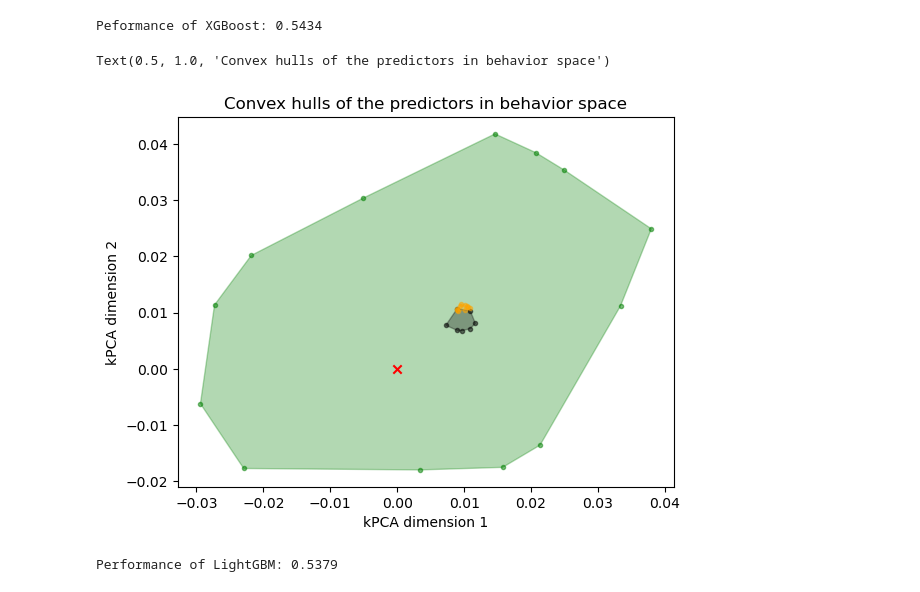
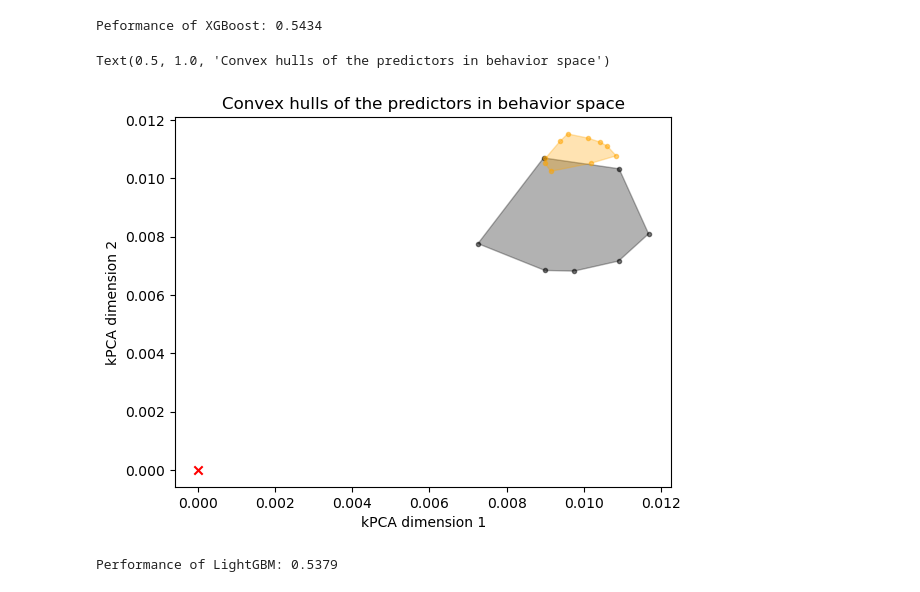
Before and after one commit to albertotonda/experiments-cosine-similarity, a Jupyter notebook: src/experiments_cosine_similarity_openml_ctr23.ipynb, the cells around one changed output. Drawn from its saved outputs; the diff is of its cells as text; code cells hidden in the pictures.

Commit message:
Further experiments in behavior space

```diff
--- a/src/experiments_cosine_similarity_openml_ctr23.ipynb
+++ b/src/experiments_cosine_similarity_openml_ctr23.ipynb
@@ -116,13 +116,13 @@ Text(0, 0.5, 'kPCA dimension 2')
 
 # let's start with good ol' Random Forest
 print("Now working with Random Forest...")
-regressor = RandomForestRegressor(random_state=random_seed)
-regressor.fit(X_train, y_train)
-y_test_pred = regressor.predict(X_test)
+rf_regressor = RandomForestRegressor(random_state=random_seed)
+rf_regressor.fit(X_train, y_train)
+y_test_pred = rf_regressor.predict(X_test)
 performance = r2_score(y_test, y_test_pred)
 
 # now, we test each tree on the training data, to get the errors with respect to each sample
-rf_semantic_points = get_points_in_semantic_space_from_predictors(regressor.estimators_, X_train, y_train)
+rf_semantic_points = get_points_in_semantic_space_from_predictors(rf_regressor.estimators_, X_train, y_train)
 rf_behavior_points = kpca.transform(rf_semantic_points)
 
 # another plot
@@ -131,7 +131,7 @@ ax = fig.add_subplot(111)
 
 ax.scatter(rf_behavior_points[:,0], rf_behavior_points[:,1], marker='.', alpha=0.3, color='green')
 
-ax.set_title("Random Forest predictors (%d decision trees), R2=%.4f" % (len(regressor.estimators_), performance))
+ax.set_title("Random Forest predictors (%d decision trees), R2=%.4f" % (len(rf_regressor.estimators_), performance))
 ax.set_xlabel("kPCA dimension 1")
 ax.set_ylabel("kPCA dimension 2")
 
@@ -142,13 +142,13 @@ Now working with Random Forest...
 # %%
 # let's proceed on to Gradient Boosting
 print("Now working with Gradient Boosting...")
-regressor = GradientBoostingRegressor(random_state=random_seed)
-regressor.fit(X_train, y_train)
-y_test_pred = regressor.predict(X_test)
+gb_regressor = GradientBoostingRegressor(random_state=random_seed)
+gb_regressor.fit(X_train, y_train)
+y_test_pred = gb_regressor.predict(X_test)
 performance = r2_score(y_test, y_test_pred)
 
 gb_semantic_points = get_points_in_semantic_space_from_predictors(
-    [e[0] for e in regressor.estimators_], X_train, y_train
+    [e[0] for e in gb_regressor.estimators_], X_train, y_train
     )
 gb_behavior_points = kpca.transform(gb_semantic_points)
 
@@ -159,7 +159,7 @@ ax = fig.add_subplot(111)
 for i in range(0, gb_behavior_points.shape[0]) :
     ax.scatter(gb_behavior_points[i,0], gb_behavior_points[i,1], marker="$%d$" % i, alpha=0.3, color='orange')
 
-ax.set_title("Gradient Boosting predictors (%d predictors), R2=%.4f" % (len(regressor.estimators_), performance))
+ax.set_title("Gradient Boosting predictors (%d predictors), R2=%.4f" % (len(gb_regressor.estimators_), performance))
 ax.set_xlabel("kPCA dimension 1")
 ax.set_ylabel("kPCA dimension 2")
 
@@ -303,31 +304,31 @@ xb_behavior_points = kpca.transform(xb_semantic_points)
 # %%
 # now, let's plot a figure with XGBoost predictors in behavior space
 hull_xgboost = ConvexHull(xb_behavior_points)
 
 fig = plt.figure()
 ax = fig.add_subplot(111)
 
 patch_random_forest = Polygon(rf_behavior_points[hull_random_forest.vertices,:], facecolor='green', edgecolor='green', alpha=0.3)
-ax.scatter(rf_behavior_points[hull_random_forest.vertices,0], rf_behavior_points[hull_random_forest.vertices,1], marker='.', color='green', alpha=0.5)
-ax.add_patch(patch_random_forest)
+#ax.scatter(rf_behavior_points[hull_random_forest.vertices,0], rf_behavior_points[hull_random_forest.vertices,1], marker='.', color='green', alpha=0.5)
+#ax.add_patch(patch_random_forest)
 
 patch_xgboost = Polygon(xb_behavior_points[hull_xgboost.vertices,:], facecolor='black', edgecolor='black', alpha=0.3)
 ax.scatter(xb_behavior_points[hull_xgboost.vertices,0], xb_behavior_points[hull_xgboost.vertices,1], marker='.', color='black', alpha=0.5)
 ax.add_patch(patch_xgboost)
 
 patch_gradient_boosting = Polygon(gb_behavior_points[hull_gradient_boosting.vertices,:], facecolor='orange', edgecolor='orange', alpha=0.3)
 ax.scatter(gb_behavior_points[hull_gradient_boosting.vertices,0], gb_behavior_points[hull_gradient_boosting.vertices,1], marker='.', color='orange', alpha=0.5)
 ax.add_patch(patch_gradient_boosting)
 
 # let's add an 'X' for the [0,0] reference
 ax.scatter([0.0], [0.0], marker='x', color='red')
 
 ax.set_xlabel("kPCA dimension 1")
 ax.set_ylabel("kPCA dimension 2")
 ax.set_title("Convex hulls of the predictors in behavior space")
 # %% [output]
 Text(0.5, 1.0, 'Convex hulls of the predictors in behavior space')
-[figure, old version]
+[figure, new version]
 # %%
 # we do the same, but for lightgbm
 regressor = LGBMRegressor(random_state=random_seed)
```
Also changed, not shown: parts of 2 cells of this notebook, 2 other files.
